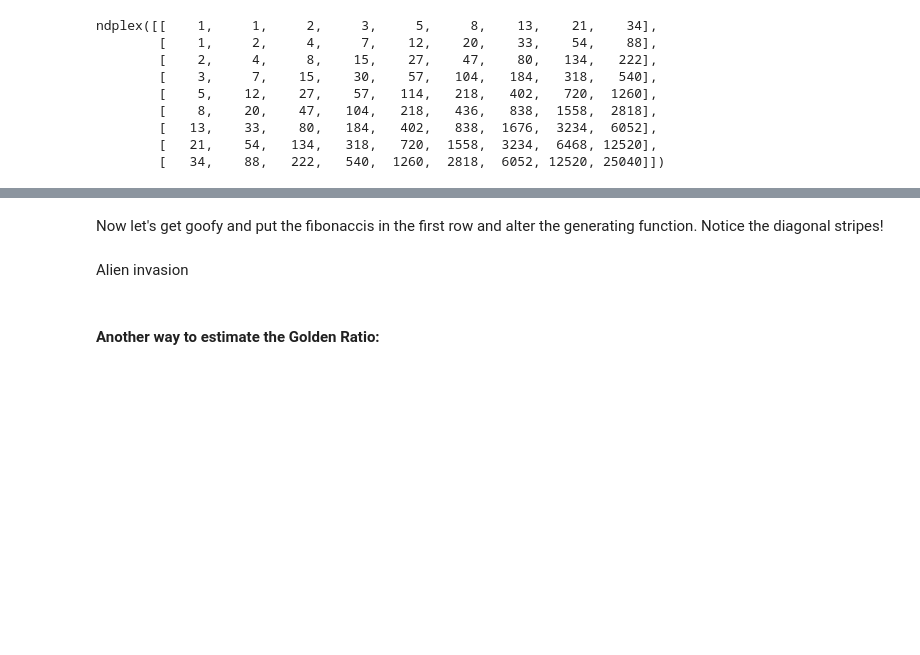
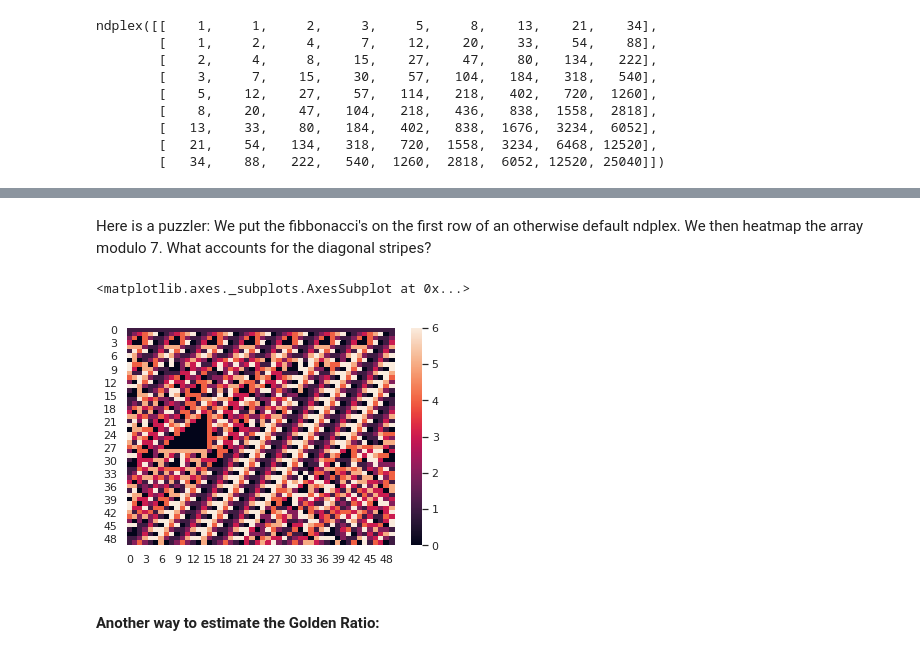
Before and after one commit to tedteske/ndplex, a Jupyter notebook: ndplex_array.ipynb, the cells around one changed output, grey strips where cells are left out. Saved outputs shown, nothing was run; the diff lists cells and outputs as text; code cells hidden in the pictures; blank space fills up the shorter version.

```diff
--- a/ndplex_array.ipynb
+++ b/ndplex_array.ipynb
@@ -1495,14 +1490,13 @@ row 5: no match
 row 6: no match
 row 7: no match
 row 8: http://oeis.org/A074829 Triangle formed by Pascal's rule, except begin and end the n-th row with the n-th Fibonacci number.
-# %% [markdown]
-Now let's get goofy and put the fibonaccis in the first row and alter the generating function. Notice the diagonal stripes!
+# %% [markdown]
+Here is a puzzler: We put the fibbonacci's on the first row of an otherwise default ndplex. We then heatmap the array modulo 7. What accounts for the diagonal stripes?
 # %%
 size = 50
 divisor = 7
-func = lambda x:x[0]+x[1]-1
-mod = lambda x: x%divisor
-a = ndplex(size, edges=(fibonaccis(size),1), func=func,dtype=np.int64)
-sns.heatmap(mod(a))
+a = ndplex(size, edges=(fibonaccis(size),1))
+sns.heatmap(a%divisor)
+# %% [output]
+<matplotlib.axes._subplots.AxesSubplot at 0x...>
+[figure, added]
-# %% [markdown]
-Alien invasion
```
Also changed, not shown: parts of 31 cells of this notebook.
